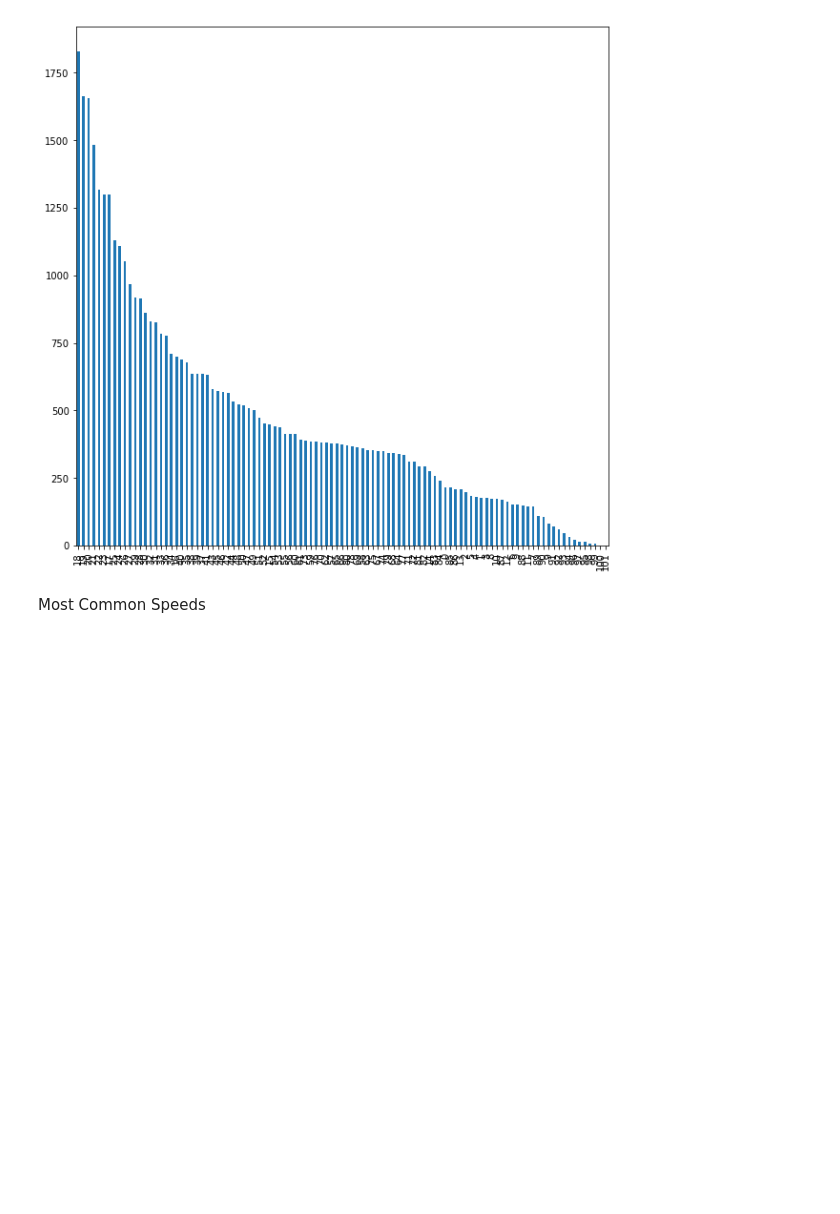
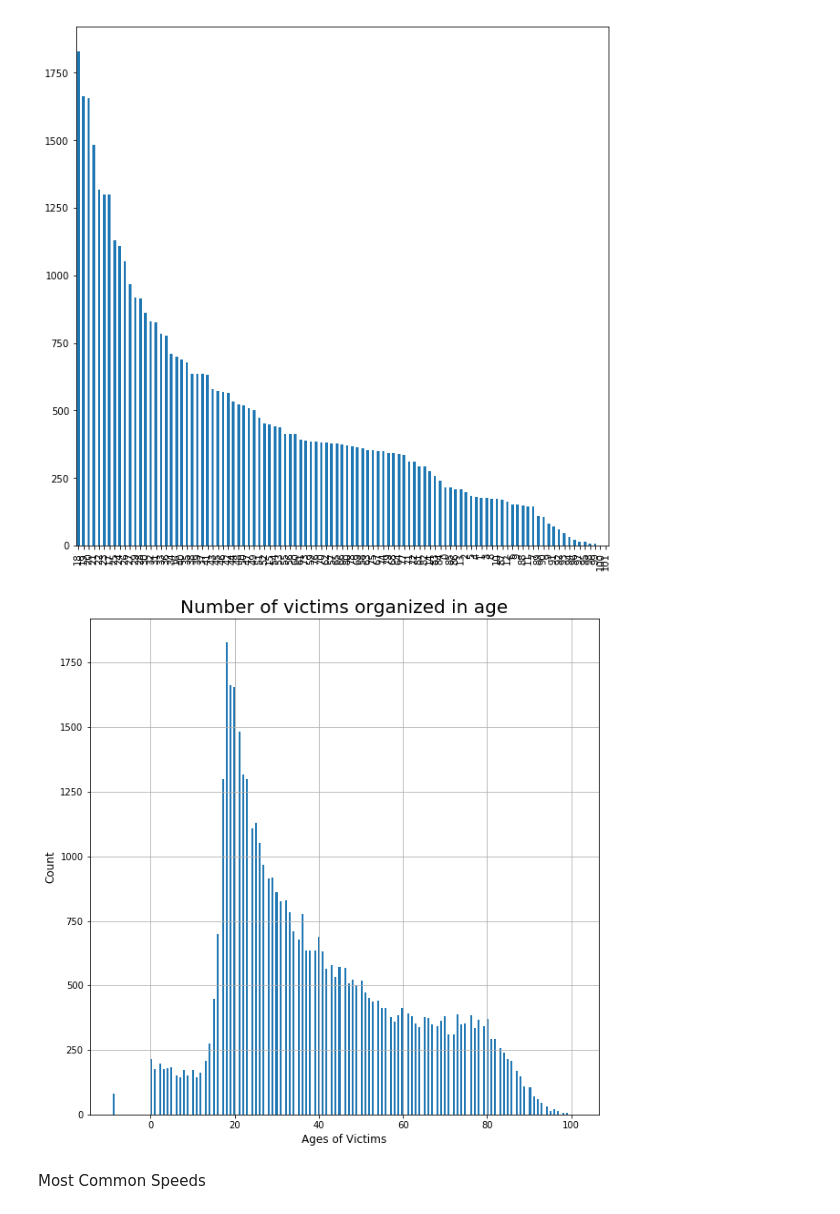
Before and after one commit to Jeyreymey/My-first-website, a Jupyter notebook: Road Crashes in Australia.ipynb, the cells around one changed output. Saved outputs shown, nothing was run; the diff lists cells and outputs as text; code cells hidden in the pictures; blank space fills up the shorter version.

```diff
--- a/Road Crashes in Australia.ipynb
+++ b/Road Crashes in Australia.ipynb
@@ -162,6 +175,19 @@ fatal_data["Age"].value_counts().plot(kind="bar")
 # %% [output]
 <matplotlib.axes._subplots.AxesSubplot at 0x...>
 [figure]
+# %%
+number_of_bins = 250
+lower_bound = -9
+upper_bound = 101
+
+plt.hist(fatal_data["Age"], bins=number_of_bins, range=(lower_bound, upper_bound))
+plt.title("Number of victims organized in age", fontsize=20)
+plt.xlabel('Ages of Victims', fontsize=12)
+plt.ylabel('Count', fontsize=12)
+plt.grid(True)
+plt.show()
+# %% [output]
+[figure, added]
 # %% [markdown]
 Most Common Speeds
 # %%
```
Also changed, not shown: parts of 11 cells of this notebook.
